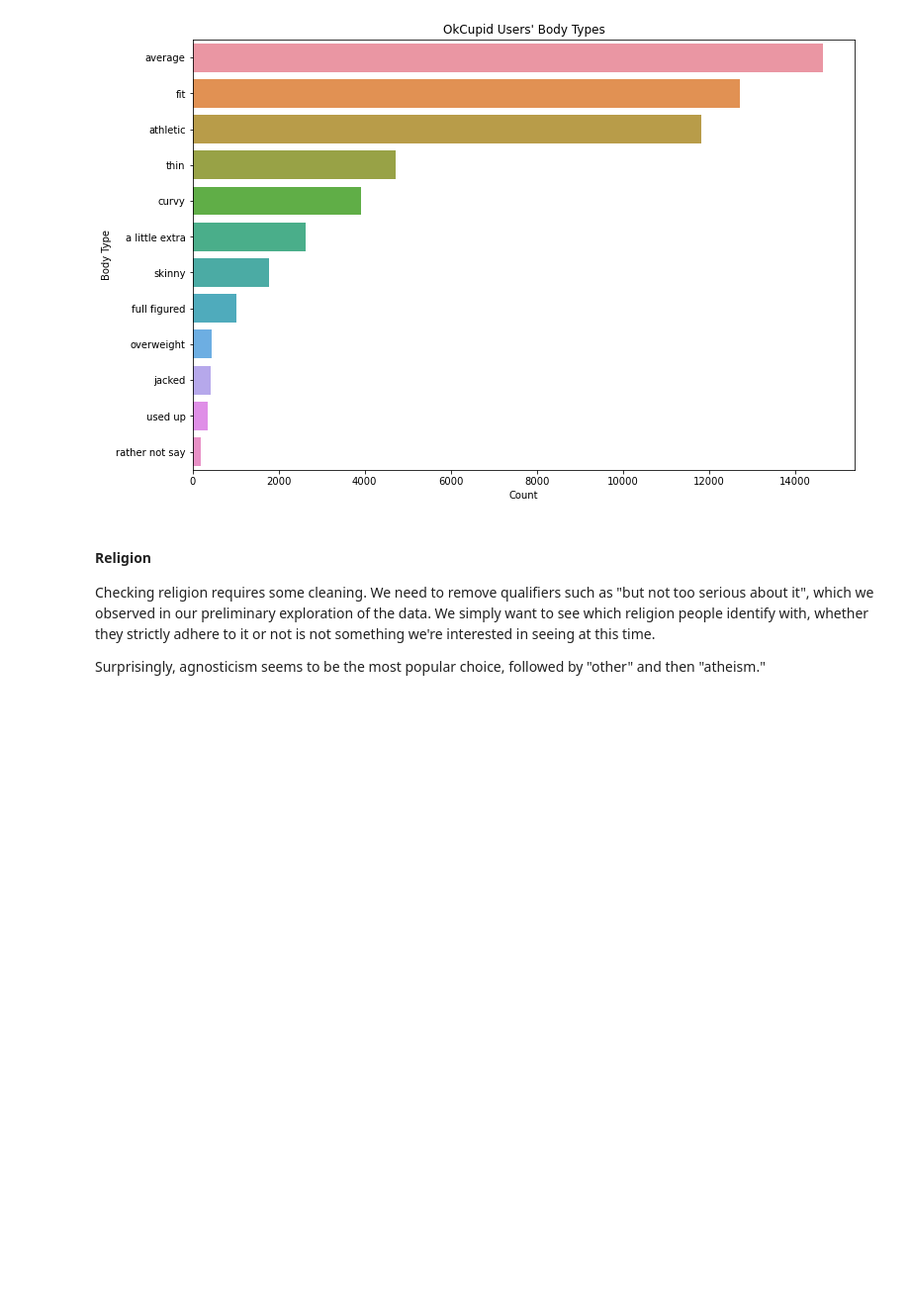
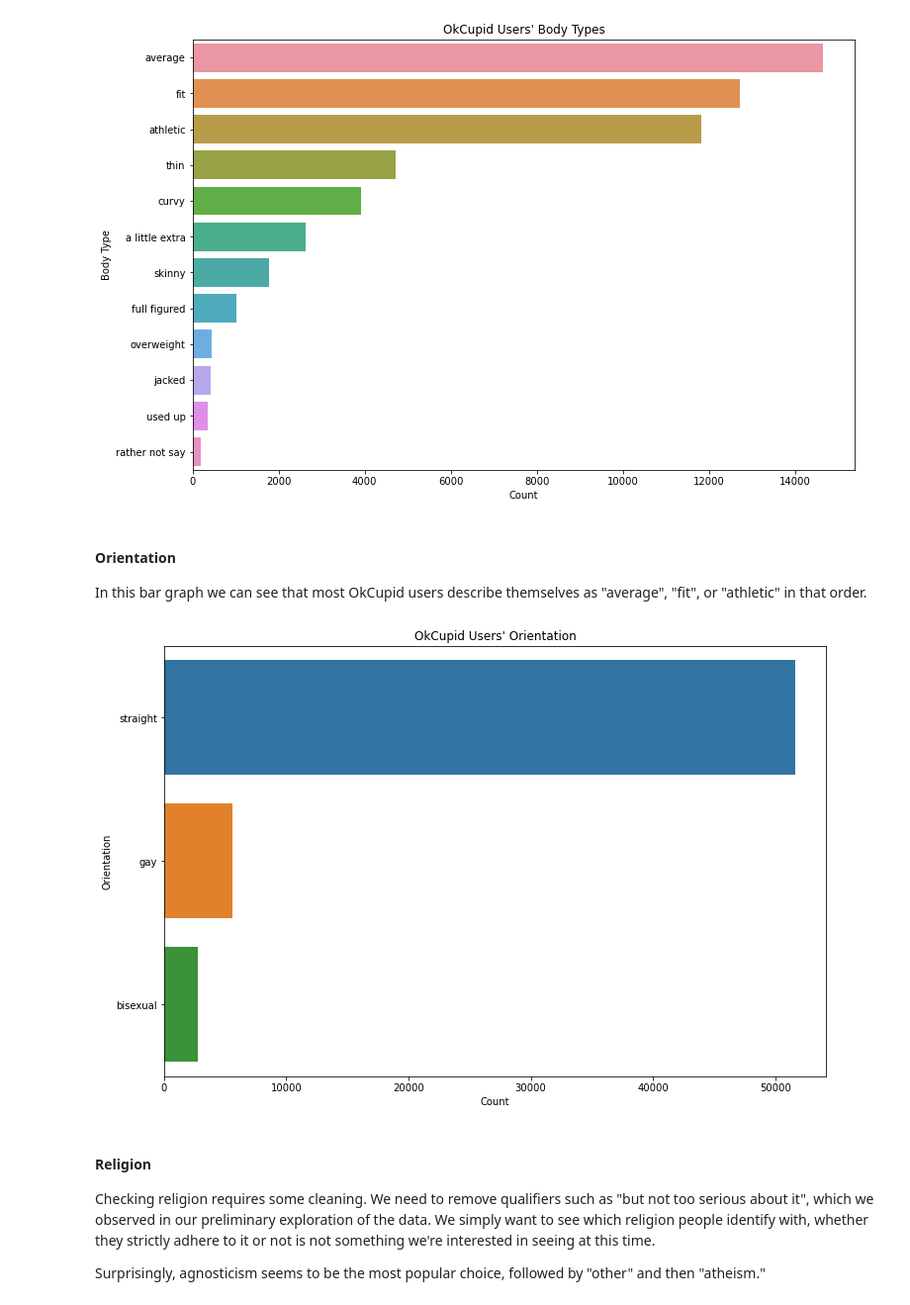
Before and after one commit to arkmalcom/date-a-scientist, a Jupyter notebook: date-a-scientist.ipynb, the cells around one changed output. Shown at 99% size. Saved outputs shown, nothing was run; the diff lists cells and outputs as text; code cells hidden in the pictures; blank space fills up the shorter version.

```diff
--- a/date-a-scientist.ipynb
+++ b/date-a-scientist.ipynb
@@ -187,6 +189,20 @@ plt.title("OkCupid Users' Body Types")
 plt.show()
 # %% [output]
 [figure]
+# %% [markdown]
+#### Orientation
+In this bar graph we can see that most OkCupid users describe themselves as "average", "fit", or "athletic" in that order.
+# %%
+plt.figure(figsize=(12,8))
+ax = plt.subplot()
+sns.countplot(y='orientation', data=df, order=df['orientation'].value_counts().index)
+plt.xlabel("Count")
+plt.ylabel("Orientation")
+plt.title("OkCupid Users' Orientation")
+plt.savefig('orientation-count.png')
+plt.show()
+# %% [output]
+[figure, added]
 # %% [markdown]
 #### Religion
 Checking religion requires some cleaning. We need to remove qualifiers such as "but not too serious about it", which we observed in our preliminary exploration of the data. We simply want to see which religion people identify with, whether they strictly adhere to it or not is not something we're interested in seeing at this time.
```
Also changed, not shown: parts of 23 cells of this notebook, 6 other files.
